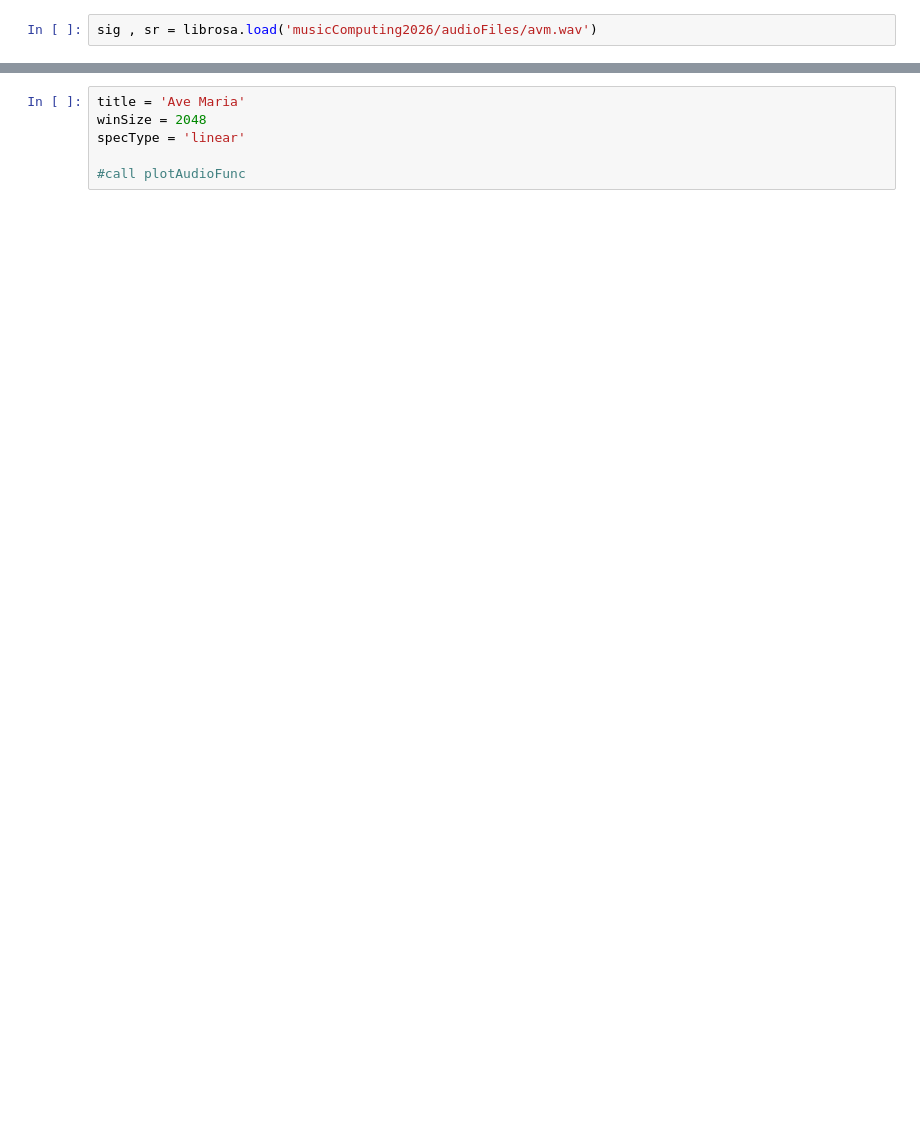
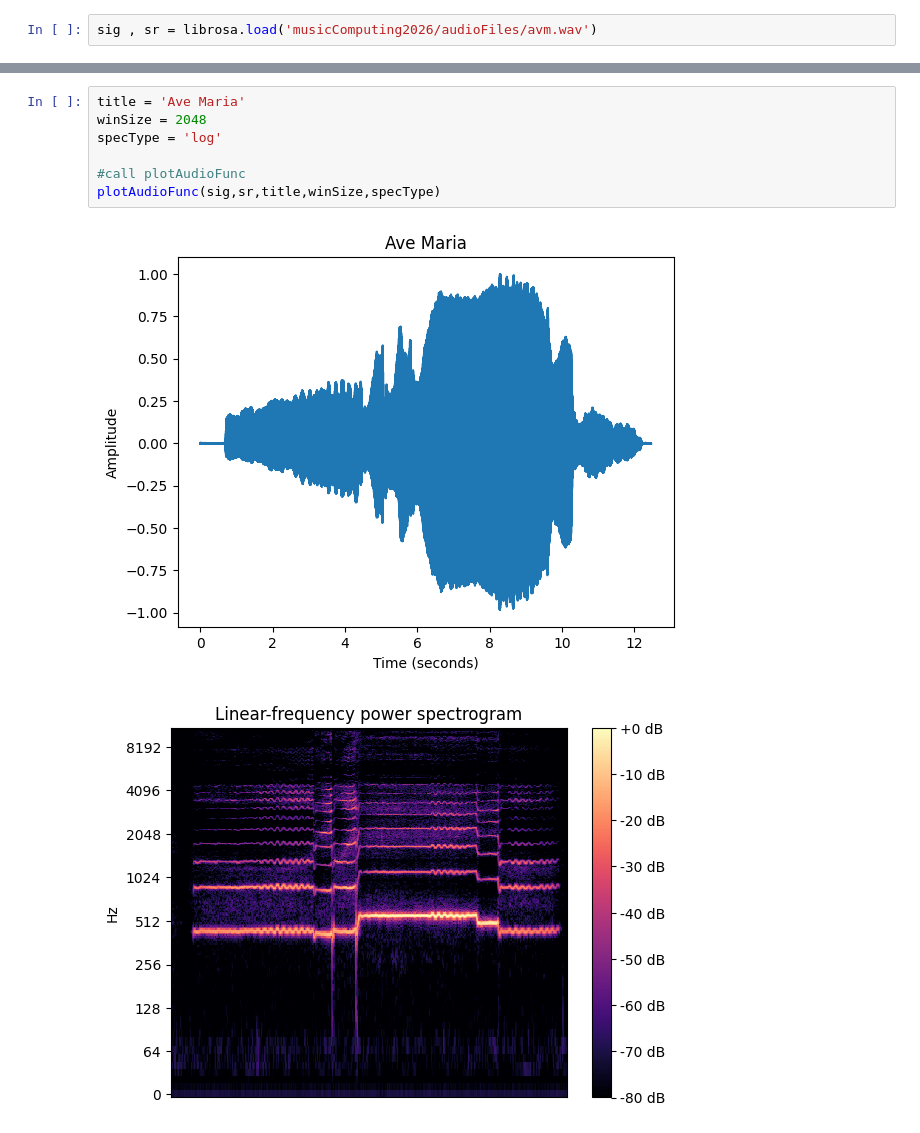
Before and after one commit to shorkelleyss-dot/Musiccomputing2026, a Jupyter notebook: labassignment3.ipynb, the cells around one changed output, grey strips where cells are left out. Saved outputs shown, nothing was run; the diff lists cells and outputs as text; blank space fills up the shorter version.

```diff
--- a/labassignment3.ipynb
+++ b/labassignment3.ipynb
@@ -104,6 +91,10 @@ sig , sr = librosa.load('musicComputing2026/audioFiles/avm.wav')
 # %%
 title = 'Ave Maria'
 winSize = 2048
-specType = 'linear'
+specType = 'log'
 
 #call plotAudioFunc
+plotAudioFunc(sig,sr,title,winSize,specType)
+# %% [output]
+[figure, added]
+[figure, added]
```
Also changed, not shown: parts of 9 cells of this notebook.
